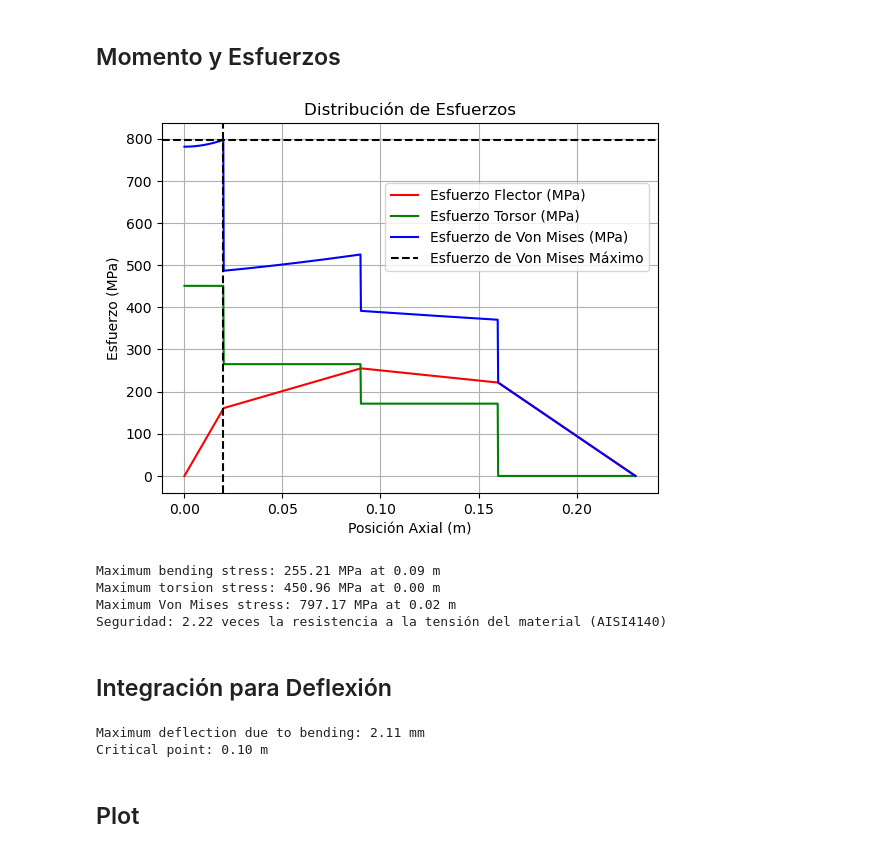
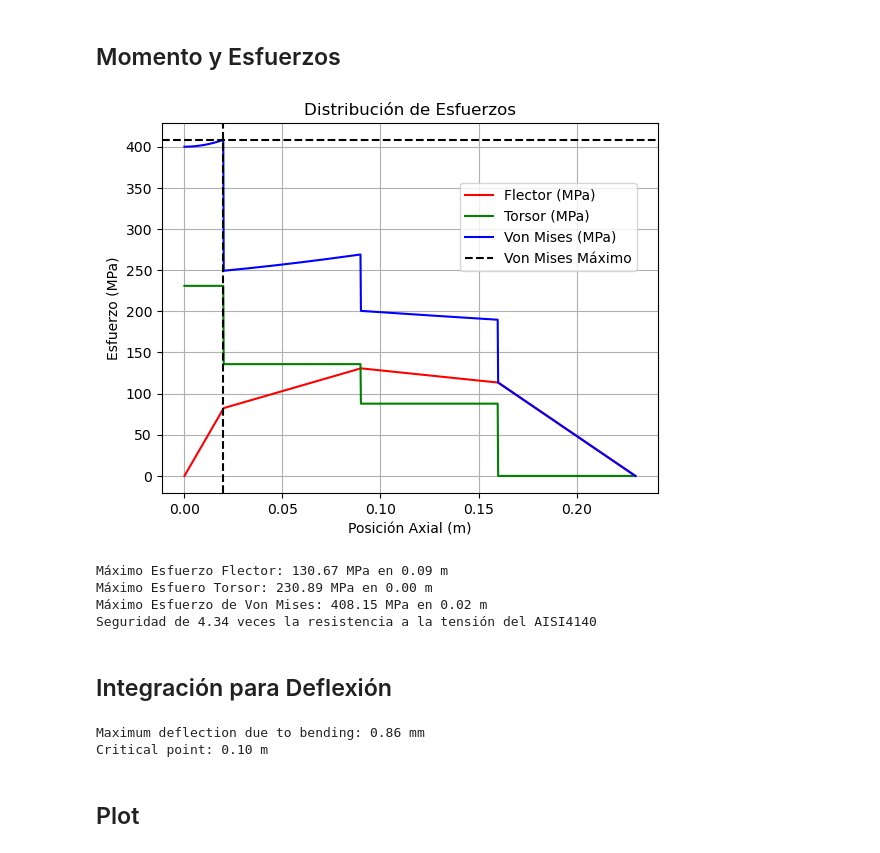
Before and after one commit to iangrosssan/Herramientas_de_Mecanico, a Jupyter notebook: proyecto_deflexion.ipynb, the cells around one changed output. Drawn from its saved outputs; the diff is of its cells as text; code cells hidden in the pictures.

```diff
--- a/proyecto_deflexion.ipynb
+++ b/proyecto_deflexion.ipynb
@@ -11,9 +8,7 @@ from scipy.integrate import cumulative_trapezoid as cumtrapz
 ## Moments of Inertia
 # %%
 cross = 'solid_circular'
-D = float(0.02) # Circular diameter [m]
-# 0.02 da para un AISI4140 (Resistencia a la tensión de 1770 MPa)
-# 0.025 da para un AISI1040 (Resistencia a la tensión de 700 MPa)
+D = float(0.025) # Circular diameter [m]
 r = D / 2  # Circular radius [m]
 C = 1.33  # Shear correction factor for circular section
 I = np.pi * r**4 / 4  # Moment of inertia [m^4]
@@ -21,5 +16,7 @@ J = np.pi * r**4 / 2  # Polar moment of inertia [m^4]
 A = np.pi * r**2  # Cross-sectional area [m^2]
 y_max = r  # Maximum distance from the neutral axis to the outer fiber [m]
 Q = np.pi * r**3 / 2  # First moment of area [m^3]
-print(Q)
+print(f"I = {I:.4e} m^4")
+print(f"J = {J:.4e} m^4")
+print(f"A = {A:.4e} m^2")
 # %% [output]
@@ -236,52 +241,52 @@ for W_ti, xW_ti in zip(W_t, xW_t):
 for MT_ti, xMT_ti in zip(MT_t, xW_t):
     MT += MT_ti * (x <= xMT_ti)
 
 # sigma_z
 sigmaz = MF * y_max / I # Bending stress [Pa]
 sigma_max = np.max(np.abs(sigmaz))*1e-6  # Maximum bending stress [MPa]
 x_sigma_max = x[np.argmax(np.abs(sigmaz))]  # Position of maximum bending stress [m]
 
 tau = MT * y_max / J  # Shear stress [Pa]
 tau_max = np.max(np.abs(tau)) * 1e-6  # Maximum shear stress [MPa]
 x_tau_max = x[np.argmax(np.abs(tau))]  # Position of maximum shear stress [m]
 
 sigma_VonMises = np.sqrt(sigmaz**2 + 3 * tau**2)  # Von Mises stress [Pa]
 sigma_VonMises_max = np.max(sigma_VonMises) * 1e-6  # Maximum Von Mises stress [MPa]
 x_sigma_VonMises_max = x[np.argmax(sigma_VonMises)]  # Position of maximum Von Mises stress [m]
 
 #################
 # Generar Informe
 #################
 plt.title('Distribución de Esfuerzos')
 plt.xlabel('Posición Axial (m)')
 plt.ylabel('Esfuerzo (MPa)')
-plt.plot(x, sigmaz * 1e-6, label='Esfuerzo Flector (MPa)', color='red')
-plt.plot(x, tau * 1e-6, label='Esfuerzo Torsor (MPa)', color='green')
-plt.plot(x, sigma_VonMises * 1e-6, label='Esfuerzo de Von Mises (MPa)', color='blue')
+plt.plot(x, sigmaz * 1e-6, label='Flector (MPa)', color='red')
+plt.plot(x, tau * 1e-6, label='Torsor (MPa)', color='green')
+plt.plot(x, sigma_VonMises * 1e-6, label='Von Mises (MPa)', color='blue')
 
-plt.axhline(sigma_VonMises_max, color='black', linestyle='--', label='Esfuerzo de Von Mises Máximo')
+plt.axhline(sigma_VonMises_max, color='black', linestyle='--', label='Von Mises Máximo')
 plt.axvline(x_sigma_VonMises_max, color='black', linestyle='--')
 
 plt.grid()
 # Legend at the middle right
-plt.legend(loc=(0.45,0.6))
+plt.legend(loc=(0.6,0.6))
 plt.show()
 
-print(f'Maximum bending stress: {sigma_max:.2f} MPa at {x_sigma_max:.2f} m')
-print(f'Maximum torsion stress: {tau_max:.2f} MPa at {x_tau_max:.2f} m')
-print(f'Maximum Von Mises stress: {sigma_VonMises_max:.2f} MPa at {x_sigma_VonMises_max:.2f} m')
-print(f"Seguridad: {sigma_tension / sigma_VonMises_max:.2f} veces la resistencia a la tensión del material ({name})")
+print(f'Máximo Esfuerzo Flector: {sigma_max:.2f} MPa en {x_sigma_max:.2f} m')
+print(f'Máximo Esfuero Torsor: {tau_max:.2f} MPa en {x_tau_max:.2f} m')
+print(f'Máximo Esfuerzo de Von Mises: {sigma_VonMises_max:.2f} MPa en {x_sigma_VonMises_max:.2f} m')
+print(f"Seguridad de {sigma_tension / sigma_VonMises_max:.2f} veces la resistencia a la tensión del {name}")
 # %% [output]
-[figure, old version]
+[figure, new version]
-Maximum bending stress: 255.21 MPa at 0.09 m
-Maximum torsion stress: 450.96 MPa at 0.00 m
-Maximum Von Mises stress: 797.17 MPa at 0.02 m
-Seguridad: 2.22 veces la resistencia a la tensión del material (AISI4140)
+Máximo Esfuerzo Flector: 130.67 MPa en 0.09 m
+Máximo Esfuero Torsor: 230.89 MPa en 0.00 m
+Máximo Esfuerzo de Von Mises: 408.15 MPa en 0.02 m
+Seguridad de 4.34 veces la resistencia a la tensión del AISI4140
 # %% [markdown]
 ##  Integración para Deflexión
 # %%
 # Stress sigma
-theta0 = cumtrapz(MF / (E*I) + MT / (G*J), x, initial=0)
+theta0 = cumtrapz(-np.abs(MF / (E*I)) - np.abs(MT / (G*J)), x, initial=0)  # Bending angle [rad]
 delta0 = cumtrapz(theta0, x, initial=0)
 
 C2 = delta0[-1] / L
@@ -289,13 +294,13 @@ theta = -theta0 + C2
 delta_bending = cumtrapz(theta, x, initial=0)
 
 # Max Deflection
-max_deflection_bending_mm = np.max(np.abs(delta_bending)) * 1e3
+max_deflection_mm = np.max(np.abs(delta_bending)) * 1e3
 x_max = x[np.argmax(np.abs(delta_bending))]
 
-print(f'Maximum deflection due to bending: {max_deflection_bending_mm:.2f} mm')
+print(f'Maximum deflection due to bending: {max_deflection_mm:.2f} mm')
 print(f'Critical point: {x_max:.2f} m')
 # %% [output]
-Maximum deflection due to bending: 2.11 mm
+Maximum deflection due to bending: 0.86 mm
 Critical point: 0.10 m
 # %% [markdown]
 ## Plot
```
Also changed, not shown: parts of 4 cells of this notebook.
